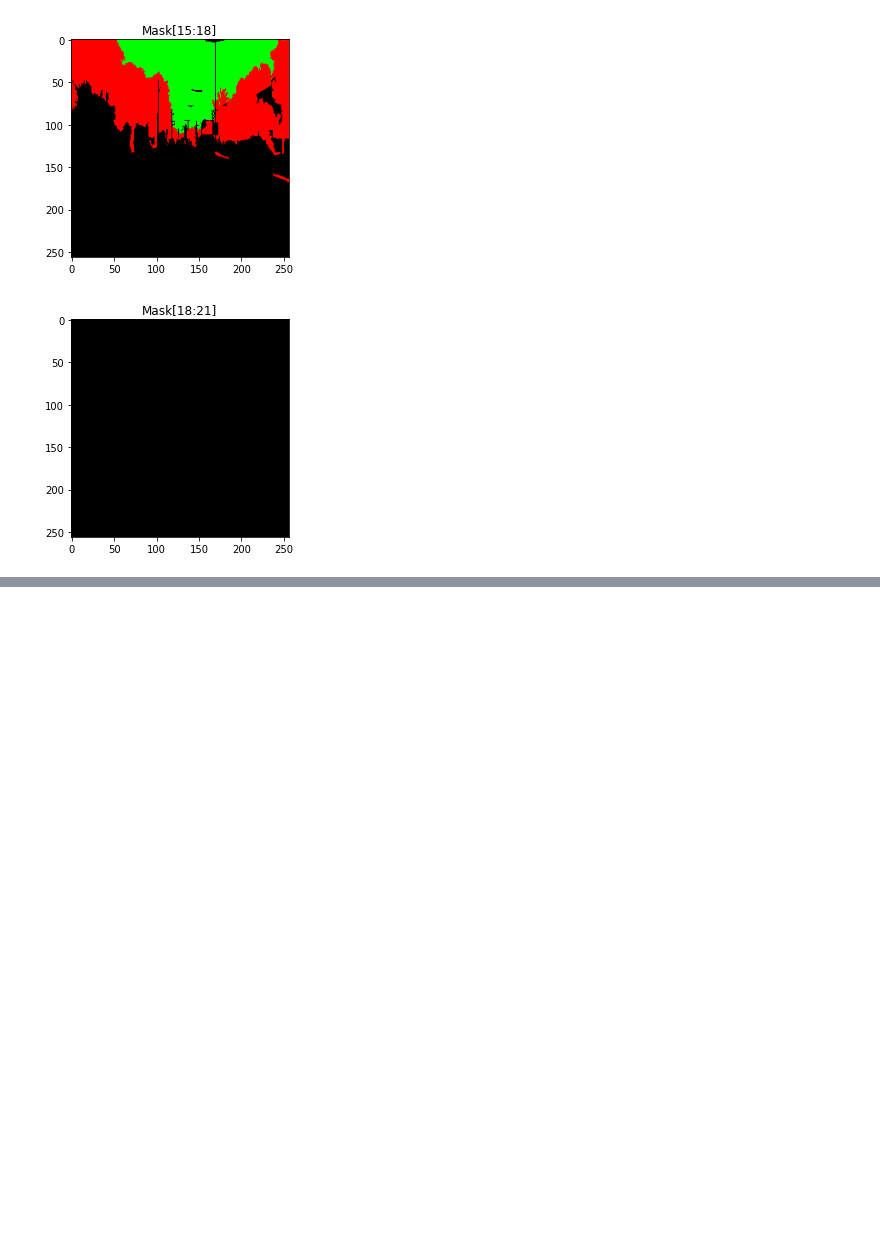
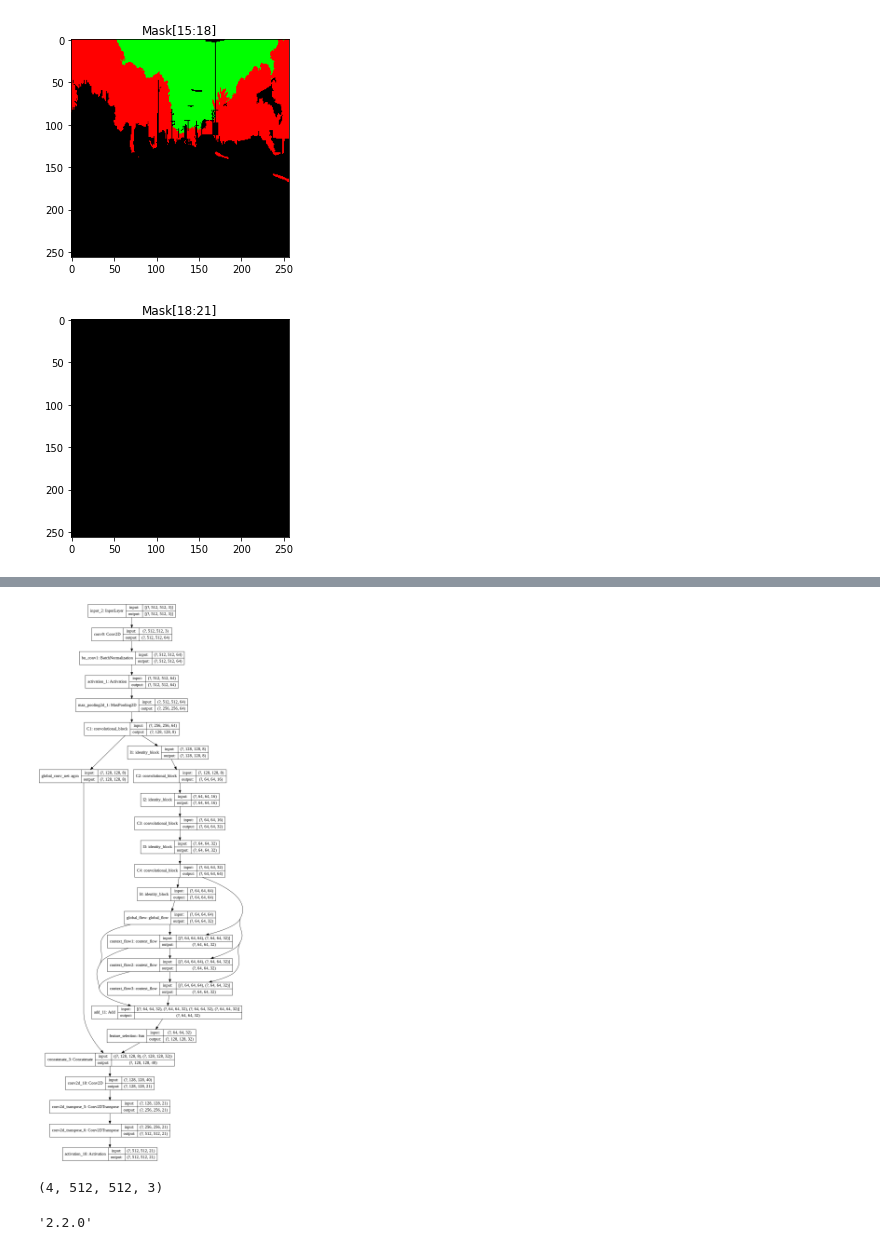
Before and after one commit to cr21/ImageSegmentation, a Jupyter notebook: CANET.ipynb, the cells around one changed output, grey strips where cells are left out. Saved outputs shown, nothing was run; the diff lists cells and outputs as text; code cells hidden in the pictures; blank space fills up the shorter version.

Commit message:
CANET Architecture built

```diff
--- a/CANET.ipynb
+++ b/CANET.ipynb
@@ -816,15 +842,15 @@ print("++"*50)
 G = global_flow(I4.shape[1], I4.shape[2],I4.shape[3],'global_flow')(I4)
 print("Output of Global flow",G.shape)
 print("++"*50)
-cf1 = context_flow(G.shape[1],G.shape[2], G.shape[3] )([C4, G])
+cf1 = context_flow(G.shape[1],G.shape[2], G.shape[3],name='context_flow1' )([C4, G])
 print("Context Flow 1 shape",cf1.shape)
 print("++"*50)
 
-cf2 = context_flow(G.shape[1],G.shape[2], G.shape[3] )([C4, cf1])
+cf2 = context_flow(G.shape[1],G.shape[2], G.shape[3],name='context_flow2' )([C4, cf1])
 print("Context Flow 2 shape",cf2.shape)
 print("++"*50)
 
-cf3 = context_flow(G.shape[1],G.shape[2], G.shape[3] )([C4, cf2])
+cf3 = context_flow(G.shape[1],G.shape[2], G.shape[3],name='context_flow3' )([C4, cf2])
 print("Context Flow 3 shape",cf3.shape)
 print("++"*50)
 
@@ -836,7 +862,7 @@ FsmOutput = fsm(FsmInput.shape[1],FsmInput.shape[2],FsmInput.shape[3])(FsmInput)
 print("Feature Selection Module ouput shape",FsmOutput.shape)
 print("++"*50)
 
-agcnOut  = agcn(FsmOutput.shape[1],FsmOutput.shape[2], FsmOutput.shape[3])(FsmOutput)
+agcnOut  = agcn(C1.shape[1],C1.shape[2], C1.shape[3])(C1)
 print("agcn ouput shape",agcnOut.shape)
 print("++"*50)
 # %% [output]
@@ -859 +885,18 @@ agcn ouput shape (None, 128, 128, 32)
 ++++++++++++++++++++++++++++++++++++++++++++++++++++++++++++++++++++++++++++++++++++++++++++++++++++
+# %%
+# Decoder Concat FSM and AGCN
+
+decoderConcat = Concatenate(axis=-1)((agcnOut, FsmOutput))
+# Apply (3,3) with channel 21 (same as output size ) paddin same to get same output size as input
+decoderConv = Conv2D(21, kernel_size=(3,3), padding='same')(decoderConcat)
+print("decoderConv", decoderConv.shape)
+# Upsampling 4 times to get out put (512, 512, 21)
+upsampling_one = Conv2DTranspose(21, kernel_size=(2,2), strides=(2,2))(decoderConv)
+print("upsampling_one", upsampling_one.shape)
+upsampling_two = Conv2DTranspose(21, kernel_size=(2,2), strides=(2,2))(upsampling_one)
+print("upsampling_two", upsampling_two.shape)
+# apply sigmoid
+finalOutput = Activation('sigmoid')(upsampling_two)
+print("finalOutput shape", finalOutput.shape)
+
+#
@@ -860,7 +908,7 @@ agcn ouput shape (None, 128, 128, 32)
 # %%
 # write the complete architecutre
 
-model = Model(inputs = X, outputs = output)
+model = Model(inputs = X_input, outputs = finalOutput)
 
 model.summary()
 # %% [output]
@@ -867,0 +934,5 @@ NameError: ignored
+# %%
+tf.keras.utils.plot_model(model, to_file='canet.png', show_shapes=True, show_layer_names=True,
+rankdir='TB')
+# %% [output]
+[figure, added]
@@ -867,0 +941,16 @@ NameError: ignored
+# %%
+TRAIN_BATCH_SIZE = 4
+TEST_BATCH_SIZE = 4
+
+train_dataset = Dataset(X_train, 512, 512, classes)
+test_dataset = Dataset(X_test, 512,512, classes)
+
+train_dataloader = DataLoader(train_dataset, batch_size = 4, shuffle = True)
+test_dataloader = DataLoader(test_dataset,  batch_size = 4, shuffle = True)
+print(train_dataloader[0][0].shape)
+# %% [output]
+(4, 512, 512, 3)
+# %%
+tf.__version__
+# %% [output]
+'2.2.0'
```
Also changed, not shown: parts of 12 cells of this notebook.
